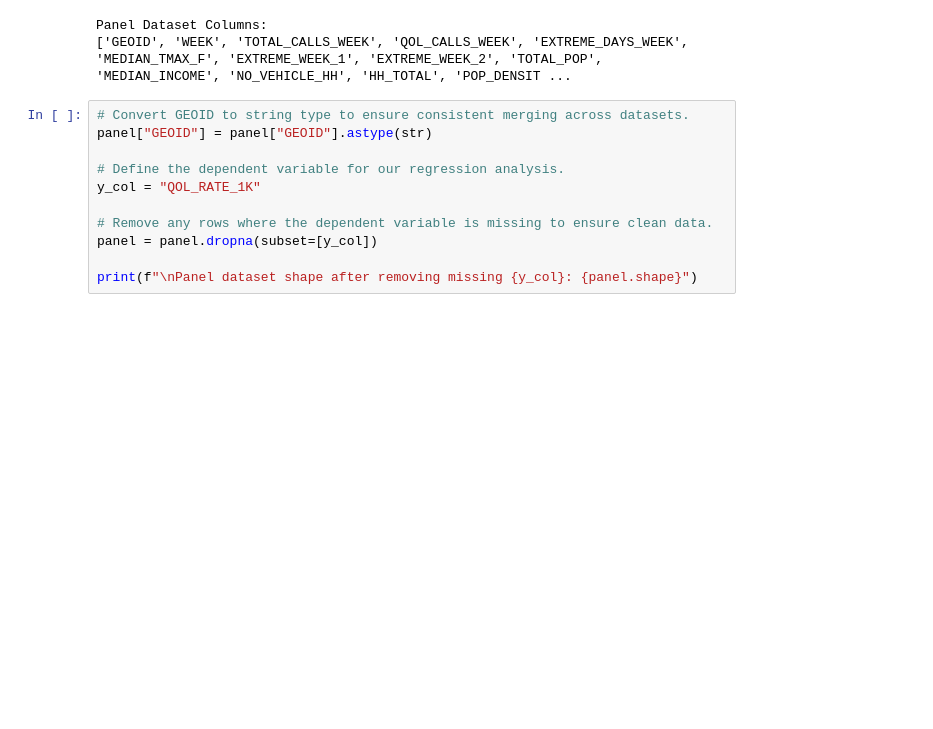
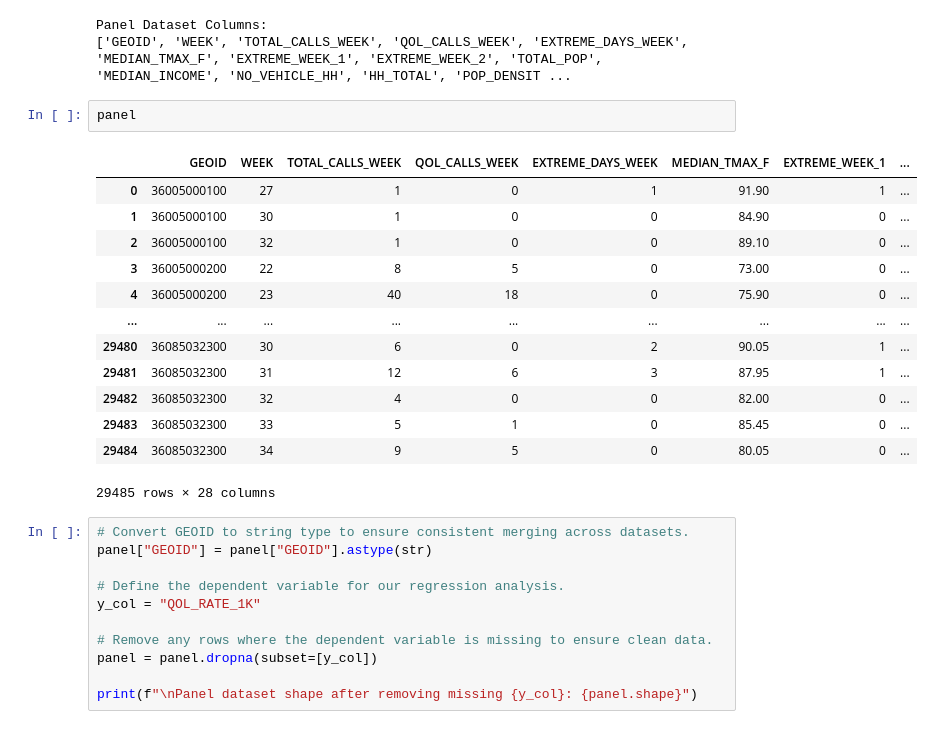
Before and after one commit to tess-vu/nyc-311-heat-and-ml-shap, a Jupyter notebook: notebooks/07_ols_regression_shap_cleaned.ipynb, the cells around one changed output. Saved outputs shown, nothing was run; the diff lists cells and outputs as text; blank space fills up the shorter version.

```diff
--- a/notebooks/07_ols_regression_shap_cleaned.ipynb
+++ b/notebooks/07_ols_regression_shap_cleaned.ipynb
@@ -63,6 +63,22 @@ print(panel.columns.tolist())
 # %% [output]
 Panel Dataset Columns:
 ['GEOID', 'WEEK', 'TOTAL_CALLS_WEEK', 'QOL_CALLS_WEEK', 'EXTREME_DAYS_WEEK', 'MEDIAN_TMAX_F', 'EXTREME_WEEK_1', 'EXTREME_WEEK_2', 'TOTAL_POP', 'MEDIAN_INCOME', 'NO_VEHICLE_HH', 'HH_TOTAL', 'POP_DENSIT ...
+# %%
+panel
+# %% [output]
+|  | GEOID | WEEK | TOTAL_CALLS_WEEK | QOL_CALLS_WEEK | EXTREME_DAYS_WEEK | MEDIAN_TMAX_F | EXTREME_WEEK_1 | ... |
+| 0 | 36005000100 | 27 | 1 | 0 | 1 | 91.90 | 1 | ... |
+| 1 | 36005000100 | 30 | 1 | 0 | 0 | 84.90 | 0 | ... |
+| 2 | 36005000100 | 32 | 1 | 0 | 0 | 89.10 | 0 | ... |
+| 3 | 36005000200 | 22 | 8 | 5 | 0 | 73.00 | 0 | ... |
+| 4 | 36005000200 | 23 | 40 | 18 | 0 | 75.90 | 0 | ... |
+| ... | ... | ... | ... | ... | ... | ... | ... | ... |
+| 29480 | 36085032300 | 30 | 6 | 0 | 2 | 90.05 | 1 | ... |
+| 29481 | 36085032300 | 31 | 12 | 6 | 3 | 87.95 | 1 | ... |
+| 29482 | 36085032300 | 32 | 4 | 0 | 0 | 82.00 | 0 | ... |
+| 29483 | 36085032300 | 33 | 5 | 1 | 0 | 85.45 | 0 | ... |
+| 29484 | 36085032300 | 34 | 9 | 5 | 0 | 80.05 | 0 | ... |
+29485 rows × 28 columns
 # %%
 # Convert GEOID to string type to ensure consistent merging across datasets.
 panel["GEOID"] = panel["GEOID"].astype(str)
```
Also changed, not shown: parts of 22 cells of this notebook, 3 other files.
